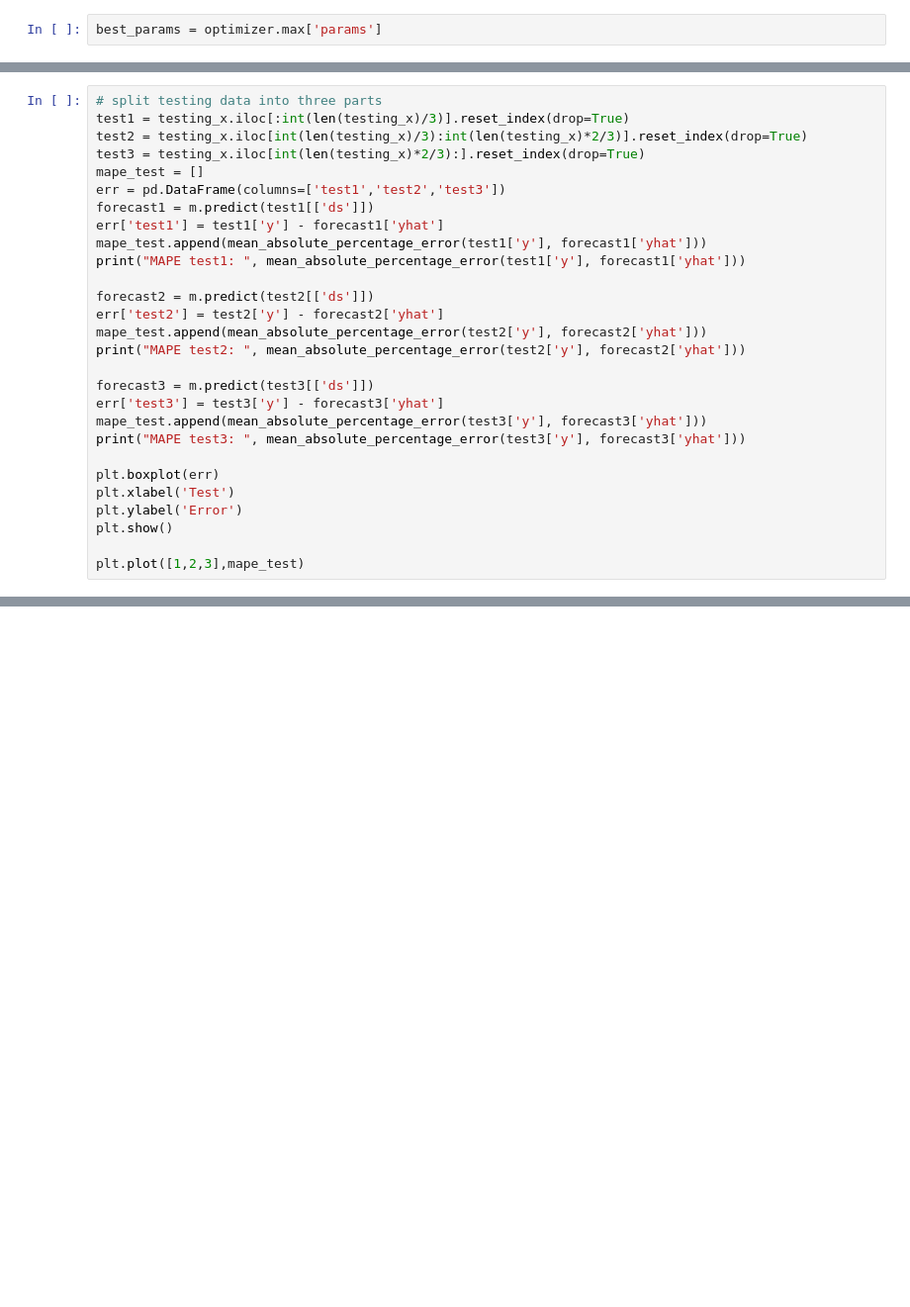
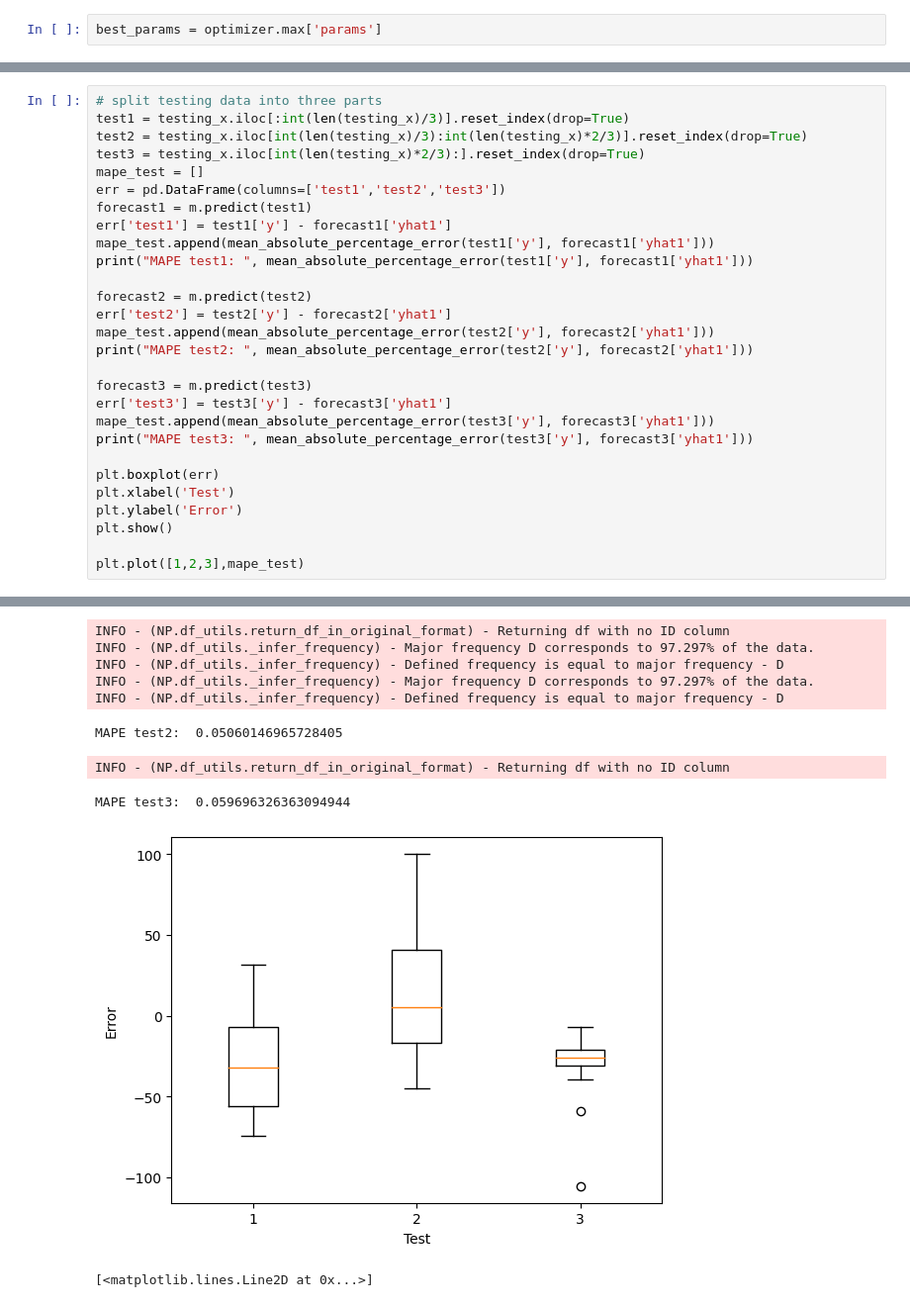
Before and after one commit to yichuang25/Electricity_Forecasting, a Jupyter notebook: Model/NProphet-1D_avg.ipynb, the cells around one changed output, grey strips where cells are left out. Shown at 99% size. Saved outputs shown, nothing was run; the diff lists cells and outputs as text; blank space fills up the shorter version.

```diff
--- a/Model/NProphet-1D_avg.ipynb
+++ b/Model/NProphet-1D_avg.ipynb
@@ -289,20 +312,20 @@ test2 = testing_x.iloc[int(len(testing_x)/3):int(len(testing_x)*2/3)].reset_inde
 test3 = testing_x.iloc[int(len(testing_x)*2/3):].reset_index(drop=True)
 mape_test = []
 err = pd.DataFrame(columns=['test1','test2','test3'])
-forecast1 = m.predict(test1[['ds']])
-err['test1'] = test1['y'] - forecast1['yhat']
-mape_test.append(mean_absolute_percentage_error(test1['y'], forecast1['yhat']))
-print("MAPE test1: ", mean_absolute_percentage_error(test1['y'], forecast1['yhat']))
+forecast1 = m.predict(test1)
+err['test1'] = test1['y'] - forecast1['yhat1']
+mape_test.append(mean_absolute_percentage_error(test1['y'], forecast1['yhat1']))
+print("MAPE test1: ", mean_absolute_percentage_error(test1['y'], forecast1['yhat1']))
 
-forecast2 = m.predict(test2[['ds']])
-err['test2'] = test2['y'] - forecast2['yhat']
-mape_test.append(mean_absolute_percentage_error(test2['y'], forecast2['yhat']))
-print("MAPE test2: ", mean_absolute_percentage_error(test2['y'], forecast2['yhat']))
+forecast2 = m.predict(test2)
+err['test2'] = test2['y'] - forecast2['yhat1']
+mape_test.append(mean_absolute_percentage_error(test2['y'], forecast2['yhat1']))
+print("MAPE test2: ", mean_absolute_percentage_error(test2['y'], forecast2['yhat1']))
 
-forecast3 = m.predict(test3[['ds']])
-err['test3'] = test3['y'] - forecast3['yhat']
-mape_test.append(mean_absolute_percentage_error(test3['y'], forecast3['yhat']))
-print("MAPE test3: ", mean_absolute_percentage_error(test3['y'], forecast3['yhat']))
+forecast3 = m.predict(test3)
+err['test3'] = test3['y'] - forecast3['yhat1']
+mape_test.append(mean_absolute_percentage_error(test3['y'], forecast3['yhat1']))
+print("MAPE test3: ", mean_absolute_percentage_error(test3['y'], forecast3['yhat1']))
 
 plt.boxplot(err)
 plt.xlabel('Test')
@@ -310,3 +333,4 @@ plt.ylabel('Error')
 plt.show()
 
 plt.plot([1,2,3],mape_test)
+# %% [output]
@@ -312,0 +347,10 @@ plt.plot([1,2,3],mape_test)
+INFO - (NP.df_utils.return_df_in_original_format) - Returning df with no ID column
+INFO - (NP.df_utils._infer_frequency) - Major frequency D corresponds to 97.297% of the data.
+INFO - (NP.df_utils._infer_frequency) - Defined frequency is equal to major frequency - D
+INFO - (NP.df_utils._infer_frequency) - Major frequency D corresponds to 97.297% of the data.
+INFO - (NP.df_utils._infer_frequency) - Defined frequency is equal to major frequency - D
+MAPE test2:  0.05060146965728405
+INFO - (NP.df_utils.return_df_in_original_format) - Returning df with no ID column
+MAPE test3:  0.059696326363094944
+[figure, added]
+[<matplotlib.lines.Line2D at 0x...>]
```
Also changed, not shown: parts of 11 cells of this notebook, 8 other files.
